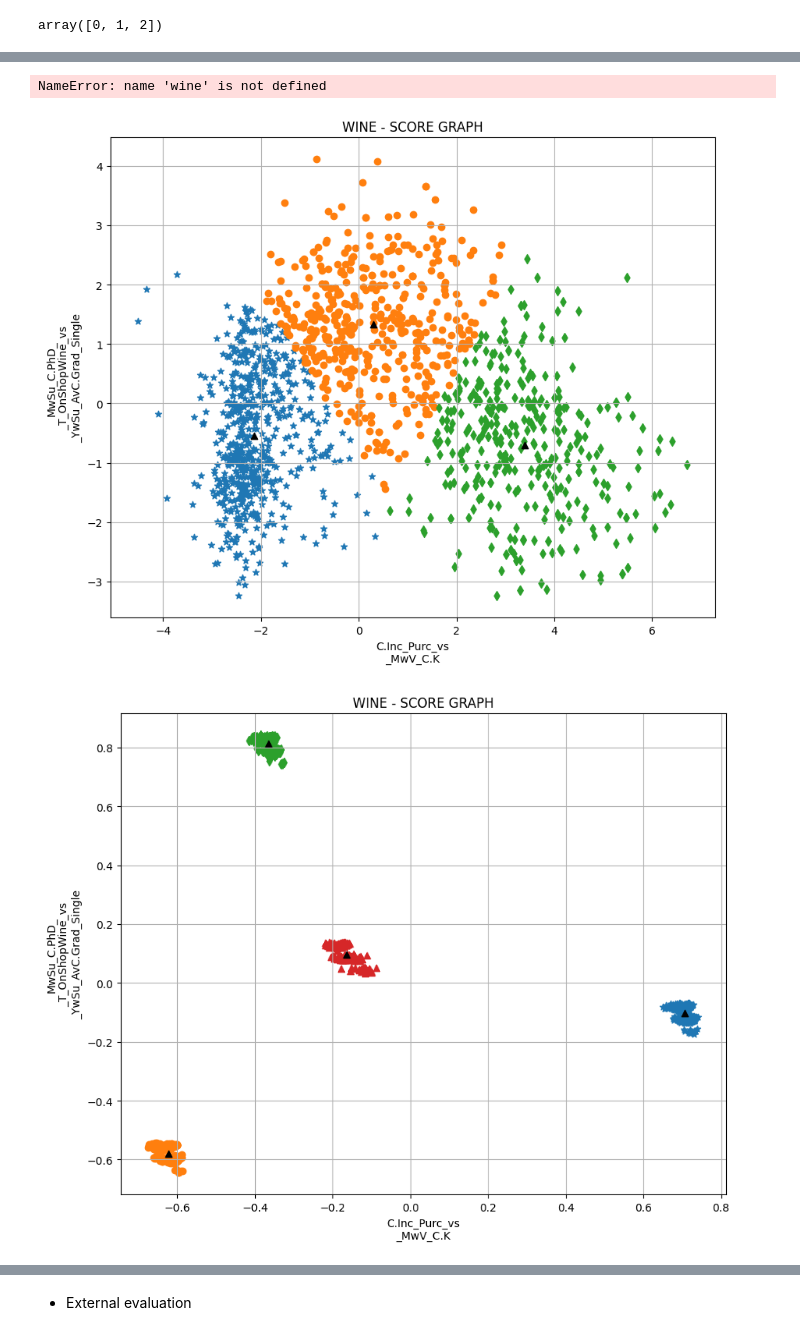
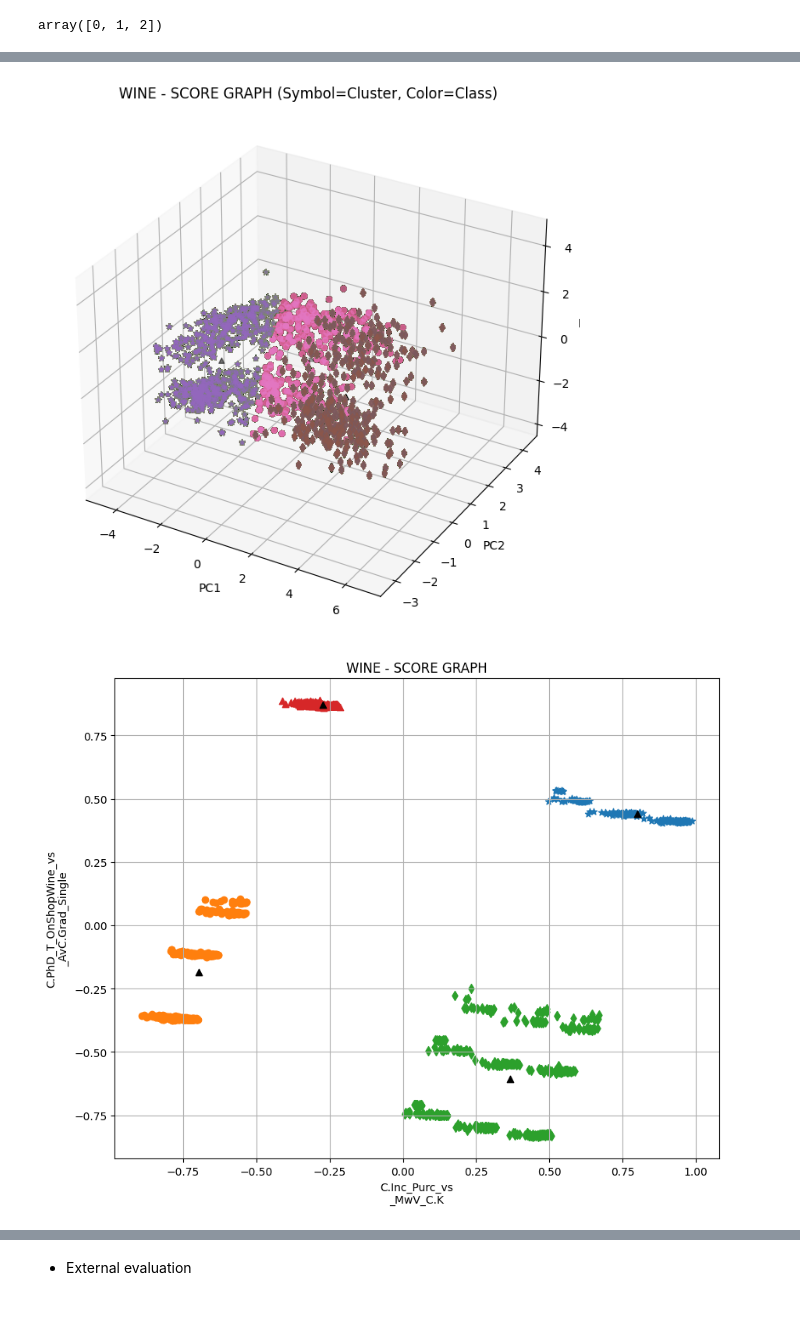
Before and after one commit to MarcoMungaiCoppolino/Data-Science-Portfolio, a Jupyter notebook: PROGETTO/HomeWork_1/LE MungaiCoppolinoPellegrino copy.ipynb, the cells around one changed output, grey strips where cells are left out. Cells and saved outputs as stored; diff of their text form; code cells hidden in the pictures.

```diff
--- a/PROGETTO/HomeWork_1/LE MungaiCoppolinoPellegrino copy.ipynb
+++ b/PROGETTO/HomeWork_1/LE MungaiCoppolinoPellegrino copy.ipynb
@@ -383,4 +225,2 @@ features = [item for item in features if item not in ['Marital_Status']]
-# %%
-features = [item for item in features if item not in ['Marital_Status', 'Dt_Customer']]
 # %% [markdown]
 Now Xworkdf
@@ -405,0 +227,4 @@ Xworkdf
+# %%
+features = [item for item in features if item not in ['Marital_Status', 'Education']]
+Xworkdf = workdf[features]
+display(Xworkdf)
@@ -999,13 +862,0 @@ cluster_names_mm = ["Customers with Master or Phd that are Married",
-# %%
-marker_dict_mm = {
-    0: '*',
-    1: 'o',
-    2: 'd',
-    3: '^',
-}
-unique_labels = np.unique(km_mm.labels_)
-missing_labels = set(unique_labels) - set(marker_dict_mm.keys())
-display(unique_labels)
-
-for ll in km_mm.labels_:
-    print(ll)
@@ -1031,77 +863,46 @@ array([0, 1, 2, 3])
-# %%
-wine['target'].values[km_std.labels_ == ll]
-# %% [output]
-NameError: name 'wine' is not defined
 # %%
 # markers_dict_std = {0: '*', 1: 'o', 2: 'd'}
 markers_dict_std = {
     0: '*',
     1: 'o',
     2: 'd',
-    3: '^',
-    4: 's',
-    5: 'p',
-    6: 'H'
+
 }
-'''markers_dict_mm = {
+markers_dict_mm = {
     0: '*',
     1: 'o',
     2: 'd',
     3: '^',
-    4: 's',
-    5: 'p',
-    6: 'H',
-    7: '8',
-    8: '>',
-    9: '<'
-}
-'''
-
-markers_dict_mm = {
-    0: '*',
-    1: 'o',
-    2: 'd',
-    3: '^'
 }
 
 
-#fig_stdscore = plt.figure()
-#ax = fig_stdscore.add_subplot(111, projection='3d')
-#for ll in km_std.labels_:
-#    ax.scatter(Y_Xworkdf_std[:, 0:l_std][km_std.labels_ == ll, 0], Y_Xworkdf_std[:, 0:l_std][km_std.labels_ == ll, 1], Y_Xworkdf_std[:, 0:l_std][km_std.labels_ == ll, 2], marker=markers_dict_std[ll])
-#ax.scatter(km_std.cluster_centers_[:, 0], km_std.cluster_centers_[:, 1], km_std.cluster_centers_[:, 2], c='black', marker='^')
-#plt.title('WINE - SCORE GRAPH (Symbol=Cluster, Color=Class)')
-#ax.set_xlabel('PC1')
-#ax.set_ylabel('PC2')
-#ax.set_zlabel('PC3')
-#plt.grid()
-#plt.show()
 
 fig_stdscore = plt.figure(figsize=(10, 8))
-ax = fig_stdscore.add_subplot(111)
-#for ll in km_mm.labels_:
-for ll in np.unique(km_std.labels_):
-    ax.scatter(Y_Xworkdf_std[km_std.labels_ == ll, 0], Y_Xworkdf_std[km_std.labels_ == ll, 1], marker=markers_dict_std[ll])
-ax.scatter(km_std.cluster_centers_[:, 0], km_std.cluster_centers_[:, 1], c='black', marker='^')
-plt.title('WINE - SCORE GRAPH' )
-ax.set_xlabel(f'{stdPC1}')
-ax.set_ylabel(f'{stdPC2}')
-
+ax = fig_stdscore.add_subplot(111, projection='3d')
+for ll in km_std.labels_:
+    ax.scatter(Y_Xworkdf_std[:, 0:l_std][km_std.labels_ == ll, 0], Y_Xworkdf_std[:, 0:l_std][km_std.labels_ == ll, 1], Y_Xworkdf_std[:, 0:l_std][km_std.labels_ == ll, 2], marker=markers_dict_std[ll])
+ax.scatter(km_std.cluster_centers_[:, 0], km_std.cluster_centers_[:, 1], km_std.cluster_centers_[:, 2], c='black', marker='^')
+plt.title('WINE - SCORE GRAPH (Symbol=Cluster, Color=Class)')
+ax.set_xlabel('PC1')
+ax.set_ylabel('PC2')
+ax.set_zlabel('PC3')
 plt.grid()
 plt.show()
+
+
 
 
 fig_stdscore = plt.figure(figsize=(10, 8))
 ax = fig_stdscore.add_subplot(111)
 #for ll in km_mm.labels_:
 for ll in np.unique(km_mm.labels_):
     ax.scatter(Y_Xworkdf_mm[km_mm.labels_ == ll, 0], Y_Xworkdf_mm[km_mm.labels_ == ll, 1], marker=markers_dict_mm[ll])
 ax.scatter(km_mm.cluster_centers_[:, 0], km_mm.cluster_centers_[:, 1], c='black', marker='^')
 plt.title('WINE - SCORE GRAPH')
 ax.set_xlabel(f'{stdPC1}')
 ax.set_ylabel(f'{stdPC2}')
 plt.grid()
 plt.show()
 # %% [output]
-[figure, old version]
+[figure, new version]
-[figure, old version]
+[figure, new version]
```
Also changed, not shown: parts of 40 cells of this notebook, 1 other file.
